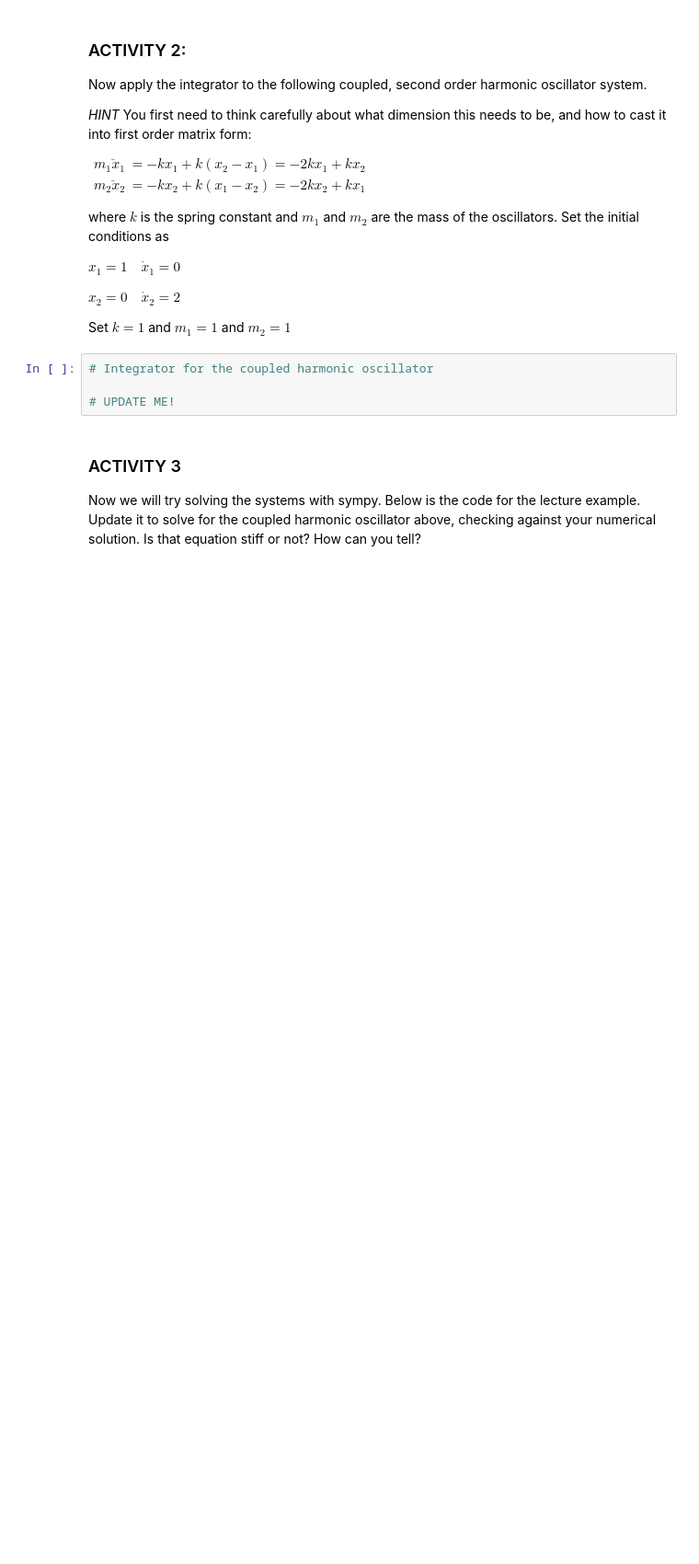
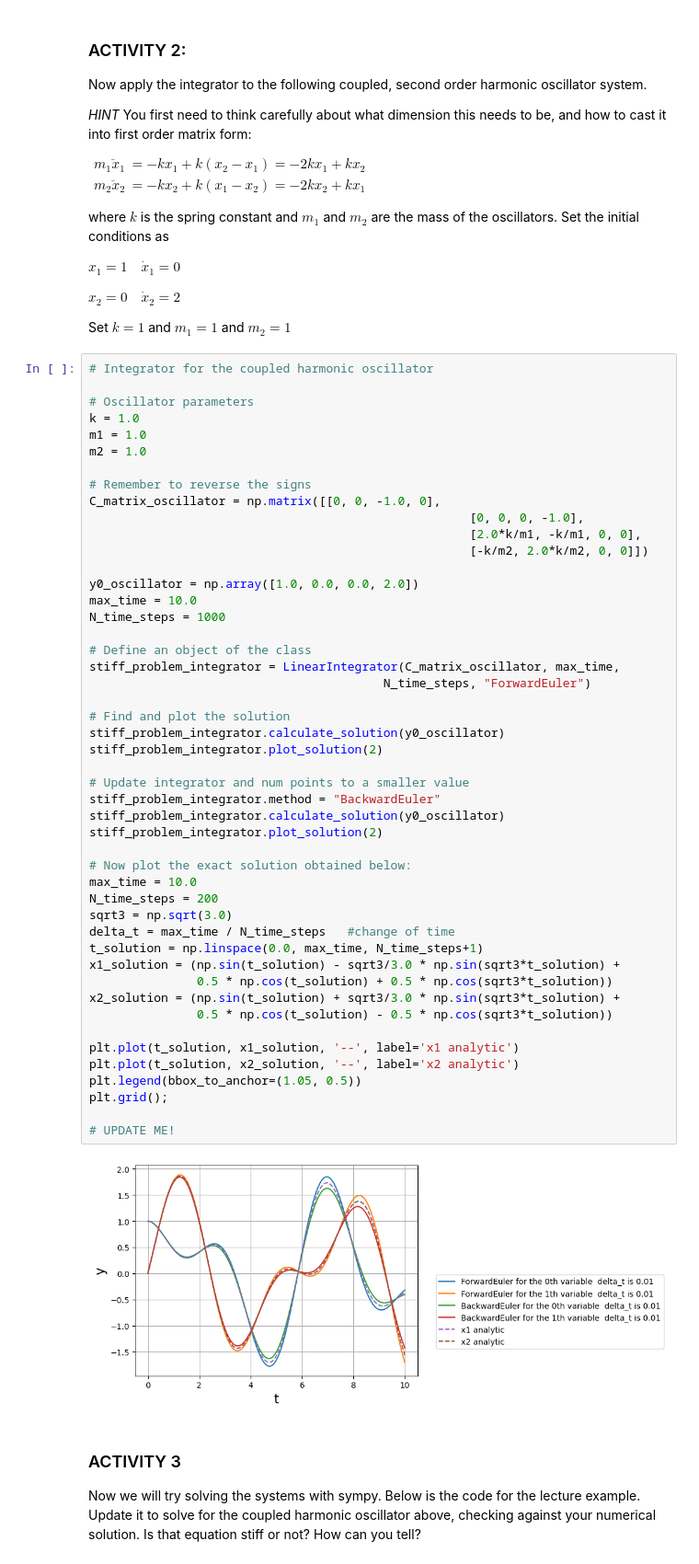
Before and after one commit to KAClough/TopicsInSciComp, a Jupyter notebook: Notebooks/Week5_LabExercises.ipynb, the cells around one changed output. Shown at 92% size. Saved outputs shown, nothing was run; the diff lists cells and outputs as text; blank space fills up the shorter version.

```diff
--- a/Notebooks/Week5_LabExercises.ipynb
+++ b/Notebooks/Week5_LabExercises.ipynb
@@ -183,7 +227,53 @@ Set $k=1$ and $m_1 = 1$ and $m_2 = 1$
 # %%
 # Integrator for the coupled harmonic oscillator
 
+# Oscillator parameters
+k = 1.0
+m1 = 1.0
+m2 = 1.0
+
+# Remember to reverse the signs
+C_matrix_oscillator = np.matrix([[0, 0, -1.0, 0],
+                                                     [0, 0, 0, -1.0],
+                                                     [2.0*k/m1, -k/m1, 0, 0],
+                                                     [-k/m2, 2.0*k/m2, 0, 0]])
+
+y0_oscillator = np.array([1.0, 0.0, 0.0, 2.0])
+max_time = 10.0
+N_time_steps = 1000
+
+# Define an object of the class
+stiff_problem_integrator = LinearIntegrator(C_matrix_oscillator, max_time,
+                                         N_time_steps, "ForwardEuler")
+
+# Find and plot the solution
+stiff_problem_integrator.calculate_solution(y0_oscillator)
+stiff_problem_integrator.plot_solution(2)
+
+# Update integrator and num points to a smaller value
+stiff_problem_integrator.method = "BackwardEuler"
+stiff_problem_integrator.calculate_solution(y0_oscillator)
+stiff_problem_integrator.plot_solution(2)
+
+# Now plot the exact solution obtained below:
+max_time = 10.0
+N_time_steps = 200
+sqrt3 = np.sqrt(3.0)
+delta_t = max_time / N_time_steps   #change of time
+t_solution = np.linspace(0.0, max_time, N_time_steps+1)
+x1_solution = (np.sin(t_solution) - sqrt3/3.0 * np.sin(sqrt3*t_solution) +
+               0.5 * np.cos(t_solution) + 0.5 * np.cos(sqrt3*t_solution))
+x2_solution = (np.sin(t_solution) + sqrt3/3.0 * np.sin(sqrt3*t_solution) +
+               0.5 * np.cos(t_solution) - 0.5 * np.cos(sqrt3*t_solution))
+
+plt.plot(t_solution, x1_solution, '--', label='x1 analytic')
+plt.plot(t_solution, x2_solution, '--', label='x2 analytic')
+plt.legend(bbox_to_anchor=(1.05, 0.5))
+plt.grid();
+
 # UPDATE ME!
+# %% [output]
+[figure, added]
 # %% [markdown]
 ### ACTIVITY 3
 
```
Also changed, not shown: parts of 6 cells of this notebook, 1 other file.
